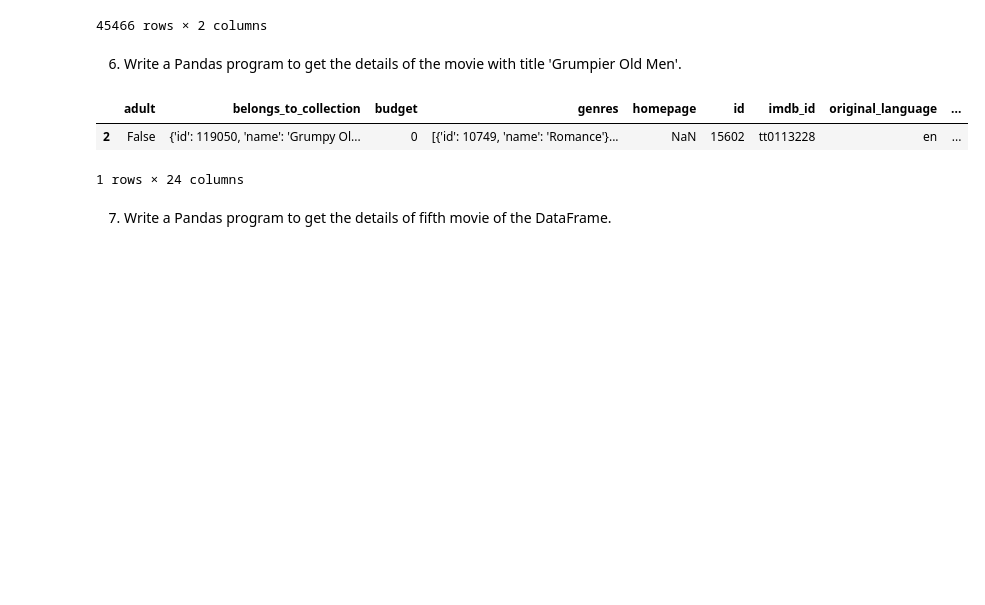
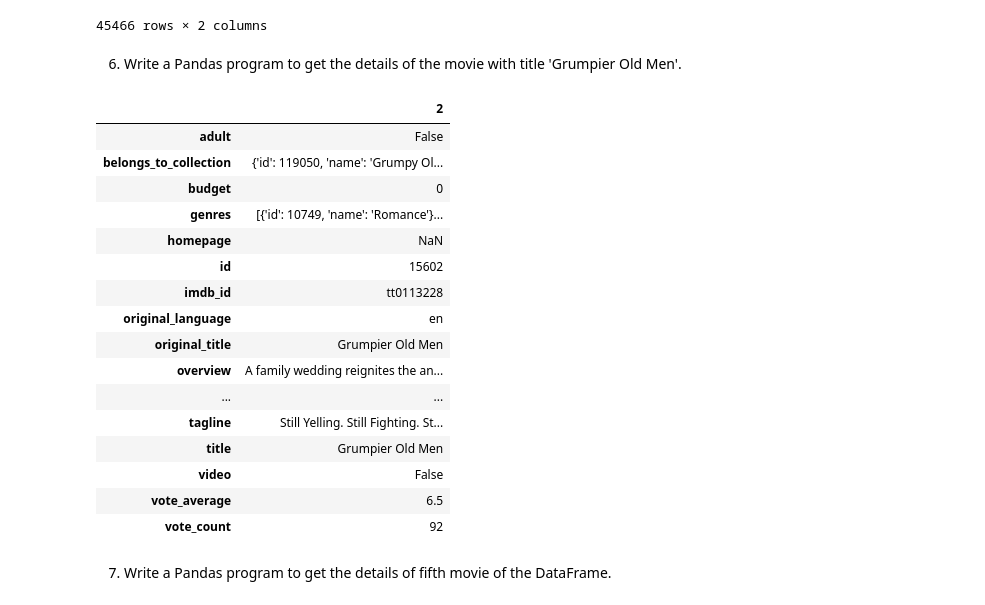
Before and after one commit to OsmanAliDurna/ExercisesFromInternet, a Jupyter notebook: fromJupiter/numpyAndPandasExercises.ipynb, the cells around one changed output. Saved outputs shown, nothing was run; the diff lists cells and outputs as text; code cells hidden in the pictures; blank space fills up the shorter version.

```diff
--- a/fromJupiter/numpyAndPandasExercises.ipynb
+++ b/fromJupiter/numpyAndPandasExercises.ipynb
@@ -103,15 +103,29 @@ df[['title', 'genres']]
 # %%
 import numpy as np
 import pandas as pd
 
 df = pd.read_csv('movies_metadata.csv')
-df[df["title"] == "Grumpier Old Men"]
+df[df["title"] == "Grumpier Old Men"].T
 
 #df[df["title"] == "Grumpier Old Men"].T
 # %% [output]
-|  | adult | belongs_to_collection | budget | genres | homepage | id | imdb_id | original_language | ... |
-| 2 | False | {'id': 119050, 'name': 'Grumpy Ol... | 0 | [{'id': 10749, 'name': 'Romance'}... | NaN | 15602 | tt0113228 | en | ... |
+|  | 2 |
+| adult | False |
+| belongs_to_collection | {'id': 119050, 'name': 'Grumpy Ol... |
+| budget | 0 |
+| genres | [{'id': 10749, 'name': 'Romance'}... |
+| homepage | NaN |
+| id | 15602 |
+| imdb_id | tt0113228 |
+| original_language | en |
+| original_title | Grumpier Old Men |
+| overview | A family wedding reignites the an... |
+| ... | ... |
+| tagline | Still Yelling. Still Fighting. St... |
+| title | Grumpier Old Men |
+| video | False |
+| vote_average | 6.5 |
+| vote_count | 92 |
-1 rows × 24 columns
 # %% [markdown]
 7. Write a Pandas program to get the details of  fifth movie of the DataFrame.
 # %%
```
Also changed, not shown: parts of 5 cells of this notebook.
